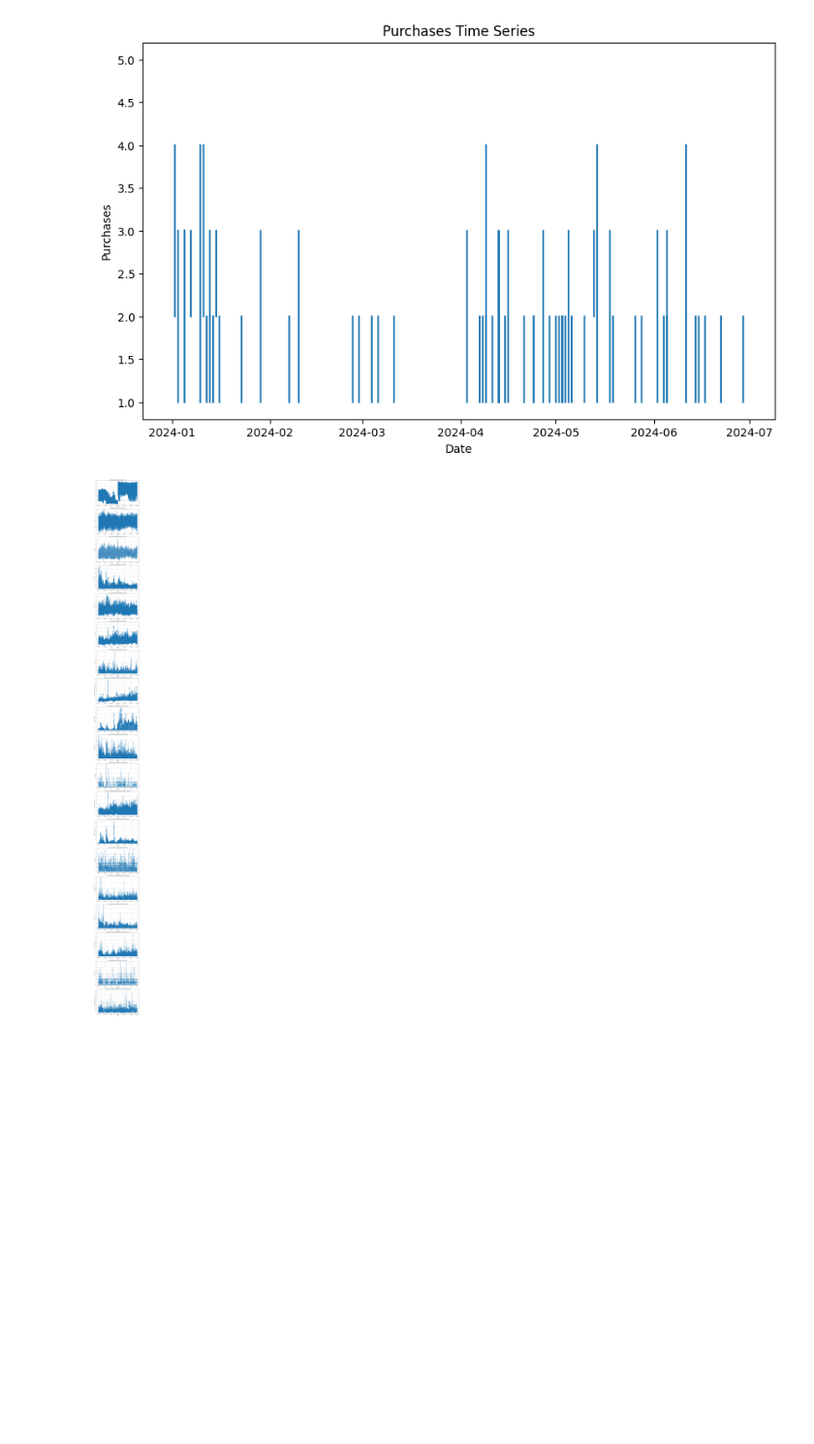
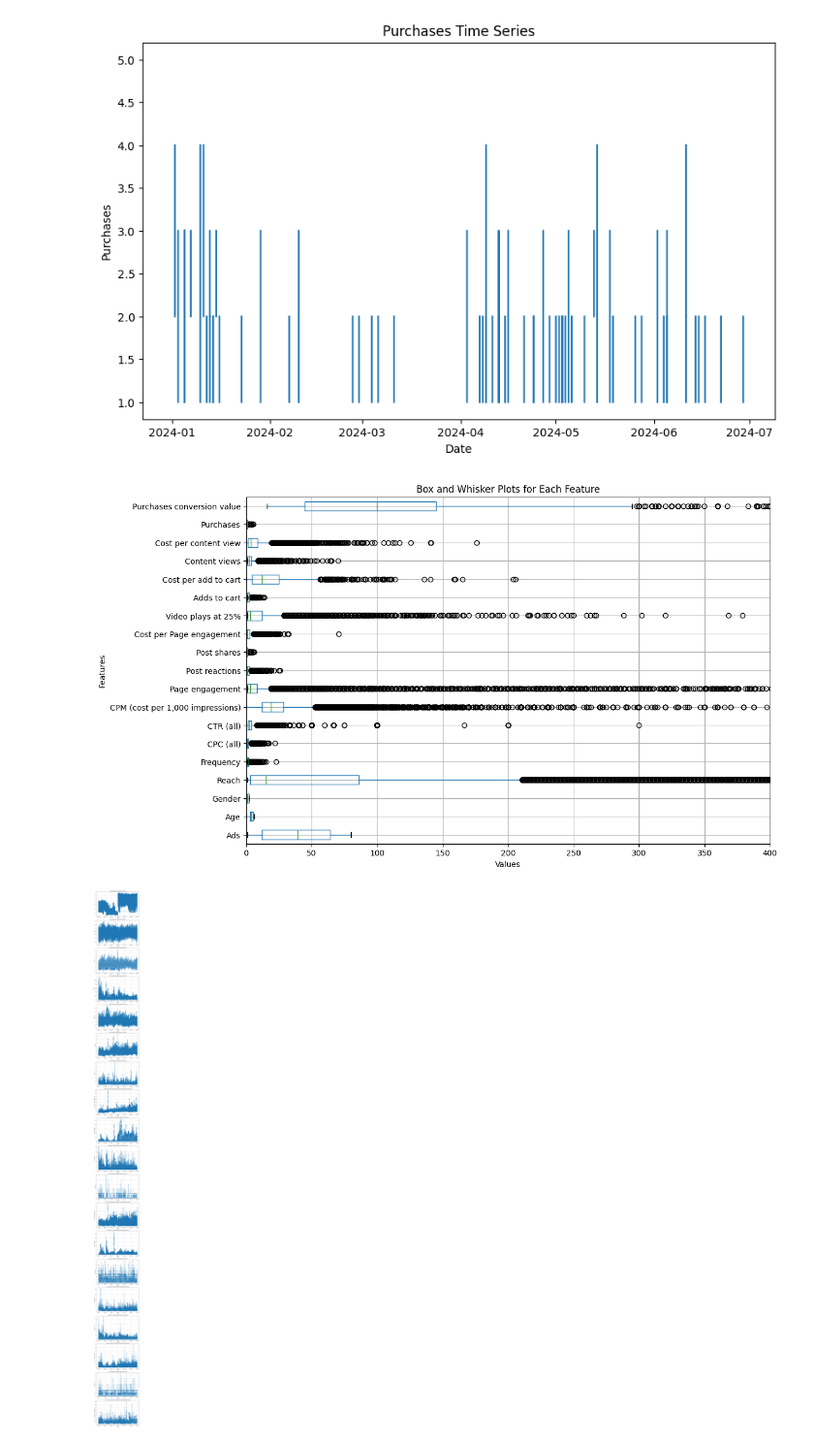
Before and after one commit to Zeth-Abney/Advertising-EDA, a Jupyter notebook: notebooks/luma-nutrition-eda.ipynb, the cells around one changed output. Shown at 97% size. Cells and saved outputs as stored; diff of their text form; code cells hidden in the pictures; blank space fills up the shorter version.

Commit message:
Box and whisker plot

```diff
--- a/notebooks/luma-nutrition-eda.ipynb
+++ b/notebooks/luma-nutrition-eda.ipynb
@@ -511,6 +511,17 @@ plt.ylabel('Purchases')
 plt.show()
 # %% [output]
 [figure]
+# %%
+## Create a box and whisker plot for each feature
+plt.figure(figsize=(12, 8))
+data_reduced.boxplot(vert=False)
+plt.title('Box and Whisker Plots for Each Feature')
+plt.xlabel('Values')
+plt.ylabel('Features')
+plt.xlim(0, 400)  # Set the x-axis limit to zoom in
+plt.show()
+# %% [output]
+[figure, added]
 # %%
 # Create subplots with a single column
 num_features = len(monthly_moving_avg_df.columns)
```
